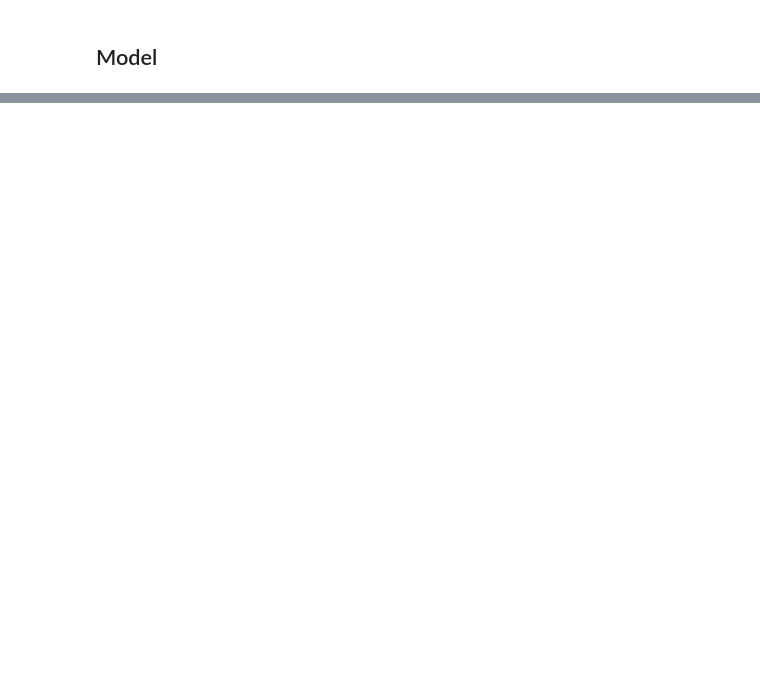
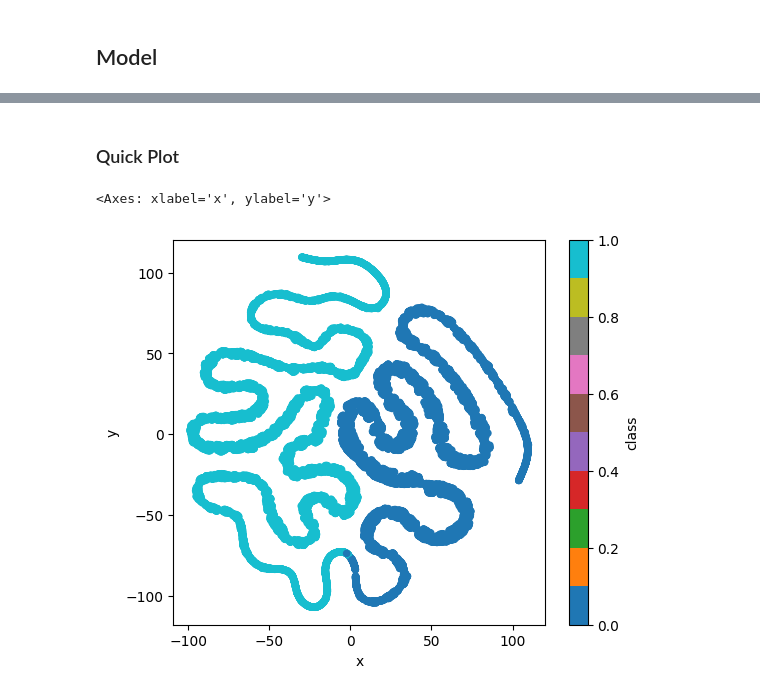
Before and after one commit to c1014695Newcastle/PyTorchJacard, a Jupyter notebook: model.ipynb, the cells around one changed output, grey strips where cells are left out. Drawn from its saved outputs; the diff is of its cells as text; code cells hidden in the pictures; blank space fills up the shorter version.

```diff
--- a/model.ipynb
+++ b/model.ipynb
@@ -258,0 +363,16 @@ Test set: Average loss:     0.0042, Accuracy:  2113/ 2115 (99.905%)
+# %%
+images = []
+labels = []
+
+for batch_idx, (image_batch, label_batch) in enumerate(trainloader):
+    for i in range(0, batch_size):
+        images.append(image_batch[i])
+    if len(images) >= 110:
+        break
+
+background_images = np.array(images[:100])
+test = np.array(images[100:])
+background = torch.from_numpy(background_images)
+
+test_out = mlp(background.to(device))
+test_out
@@ -258,0 +455,8 @@ Test set: Average loss:     0.0042, Accuracy:  2113/ 2115 (99.905%)
+# %%
+flat_labels = np.array(labels).flatten()
+cleaned_labels = [i for i in flat_labels if i != -1]
+# %%
+activations = np.array(activations)
+
+predictions_df = pd.DataFrame(predictions, columns=['prediction'])
+labels_df = pd.DataFrame(np.array(cleaned_labels).flatten(), columns=['class'])
@@ -258,0 +470,6 @@ Test set: Average loss:     0.0042, Accuracy:  2113/ 2115 (99.905%)
+# %%
+from sklearn.manifold import TSNE
+
+dim_red = TSNE(n_components = 2, random_state=0)
+points = dim_red.fit_transform(activations)
+points
@@ -258,0 +484,16 @@ Test set: Average loss:     0.0042, Accuracy:  2113/ 2115 (99.905%)
+# %% [markdown]
+### Quick Plot
+# %%
+# Quick plot to check data
+points_df = pd.DataFrame(points, columns=['x','y']).join(labels_df).join(predictions_df)
+
+plt.rcParams["figure.figsize"] = [6, 5]
+points_df.plot.scatter(
+    x='x',
+    y='y',
+    c='class',
+    colormap='tab10'
+)
+# %% [output]
+<Axes: xlabel='x', ylabel='y'>
+[figure, added]
```
Also changed, not shown: parts of 21 cells of this notebook.
